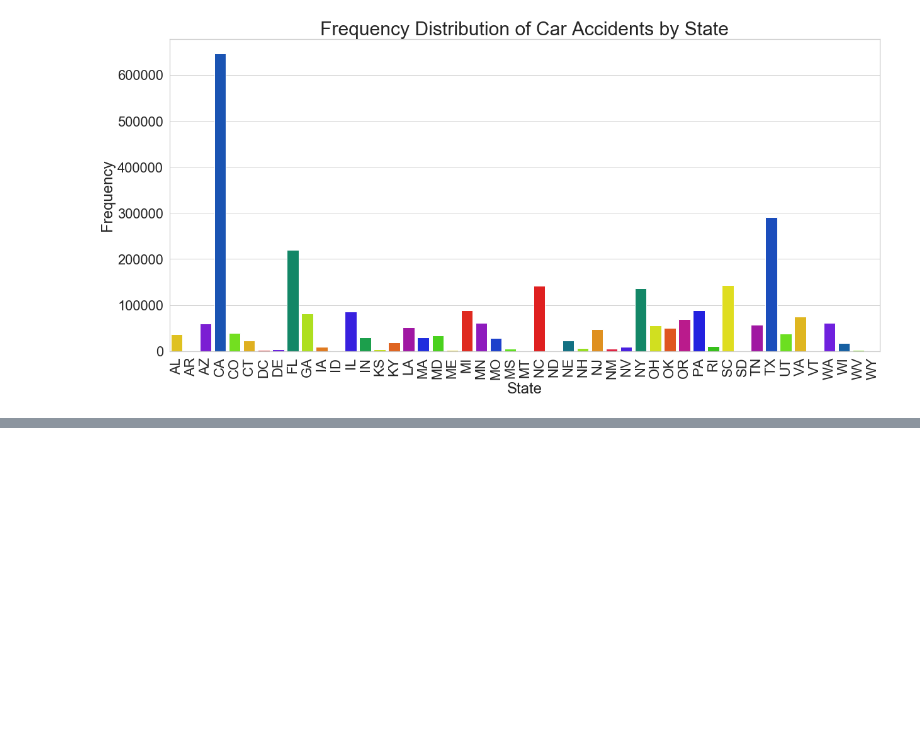
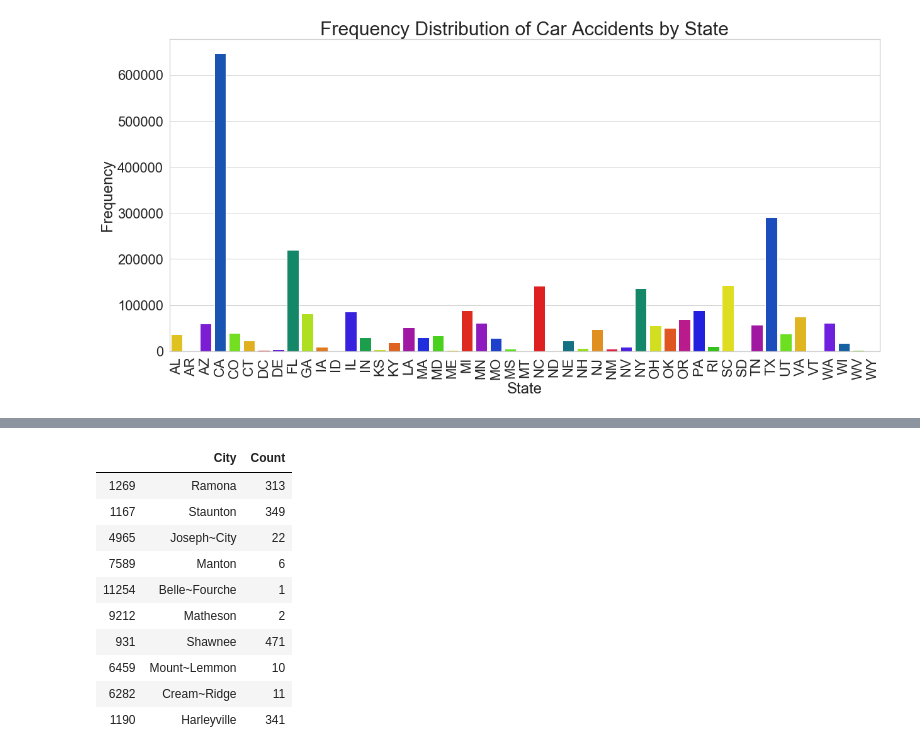
Before and after one commit to mpayumo/accident-severity-us, a Jupyter notebook: accidents-4-dummies-features.ipynb, the cells around one changed output, grey strips where cells are left out. Cells and saved outputs as stored; diff of their text form; code cells hidden in the pictures; blank space fills up the shorter version.

```diff
--- a/accidents-4-dummies-features.ipynb
+++ b/accidents-4-dummies-features.ipynb
@@ -73,0 +174,16 @@ plt.savefig('img/Frequency_dist_by_state.jpg')
+# %%
+city_df['City'] = city_df['City'].str.replace(' ', '~')
+# %%
+city_df.sample(10)
+# %% [output]
+|  | City | Count |
+| 1269 | Ramona | 313 |
+| 1167 | Staunton | 349 |
+| 4965 | Joseph~City | 22 |
+| 7589 | Manton | 6 |
+| 11254 | Belle~Fourche | 1 |
+| 9212 | Matheson | 2 |
+| 931 | Shawnee | 471 |
+| 6459 | Mount~Lemmon | 10 |
+| 6282 | Cream~Ridge | 11 |
+| 1190 | Harleyville | 341 |
```
Also changed, not shown: parts of 17 cells of this notebook.
